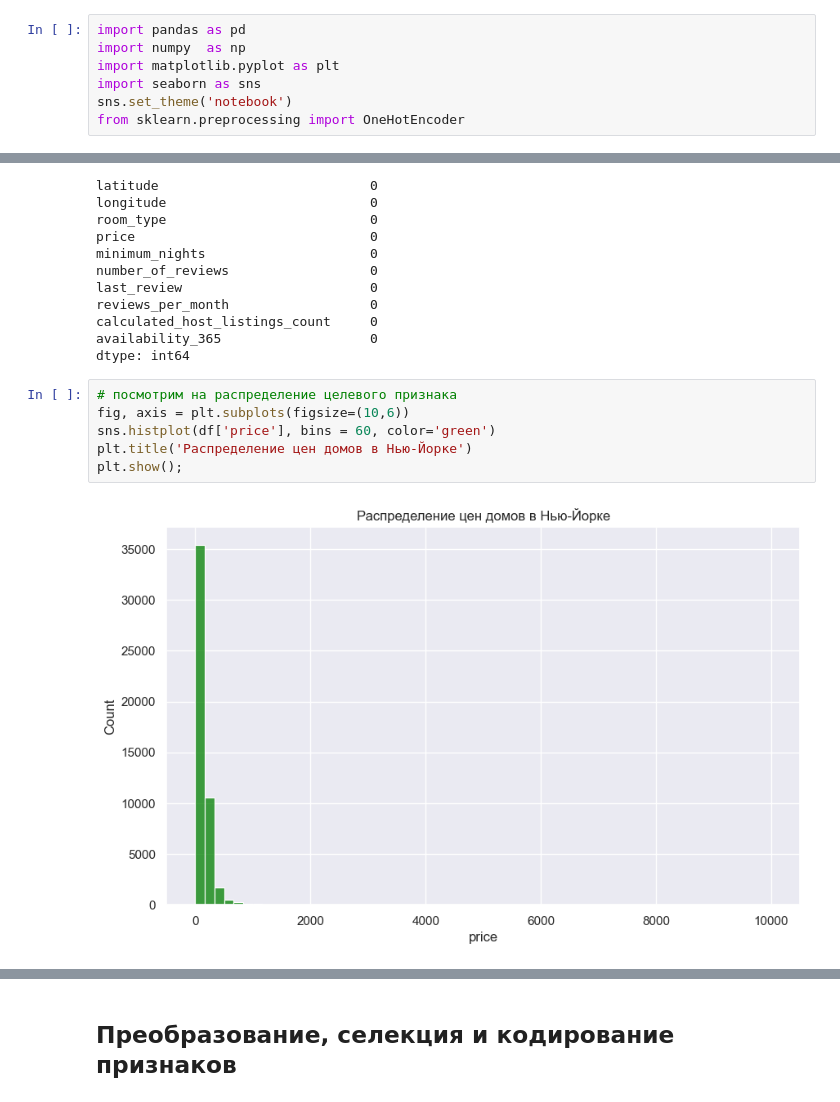
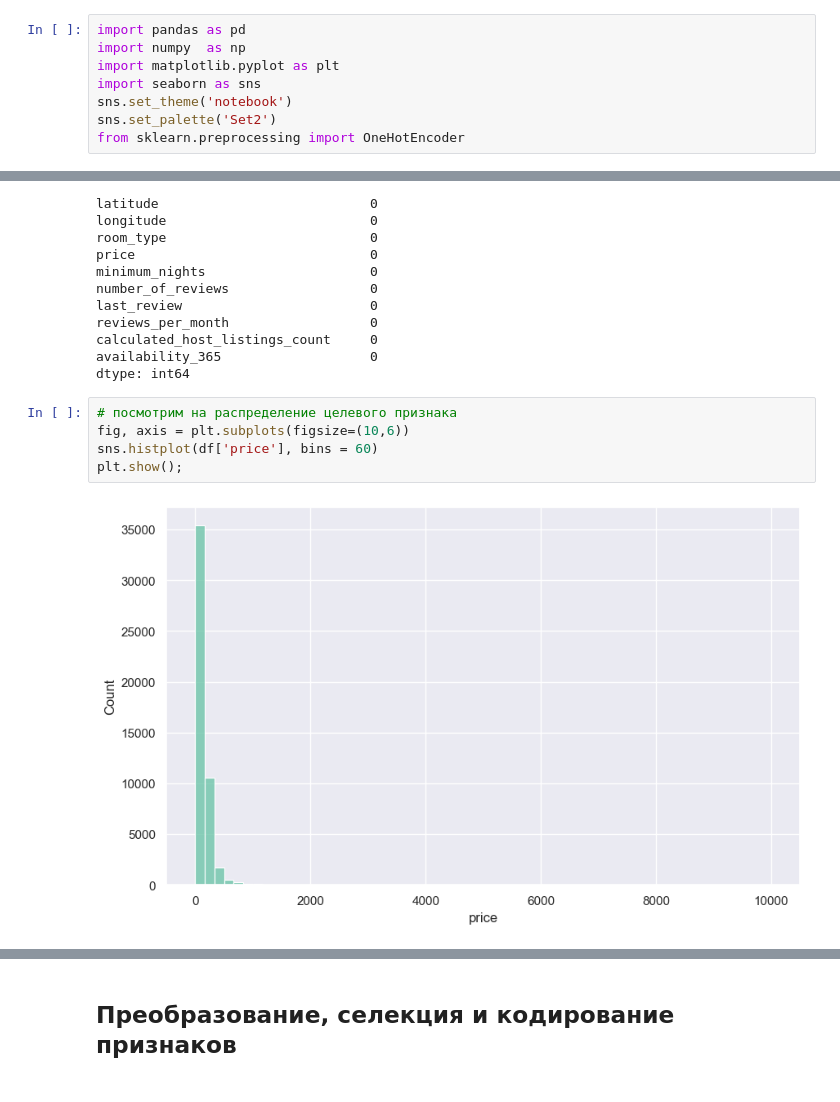
Before and after one commit to GridasovAlex/ML_NY_house_prise, a Jupyter notebook: main.ipynb, the cells around one changed output, grey strips where cells are left out. Cells and saved outputs as stored; diff of their text form.

```diff
--- a/main.ipynb
+++ b/main.ipynb
@@ -6,6 +6,7 @@ import numpy  as np
 import matplotlib.pyplot as plt
 import seaborn as sns
 sns.set_theme('notebook')
+sns.set_palette('Set2')
 from sklearn.preprocessing import OneHotEncoder
 # %% [markdown]
 ## Первичный анализ и обработка
@@ -119,11 +120,10 @@ dtype: int64
 # %%
 # посмотрим на распределение целевого признака
 fig, axis = plt.subplots(figsize=(10,6))
-sns.histplot(df['price'], bins = 60, color='green')
-plt.title('Распределение цен домов в Нью-Йорке')
+sns.histplot(df['price'], bins = 60)
 plt.show();
 # %% [output]
-[figure, old version]
+[figure, new version]
 # %%
 mask = df['price'] < 2000
 
```
Also changed, not shown: parts of 9 cells of this notebook.
